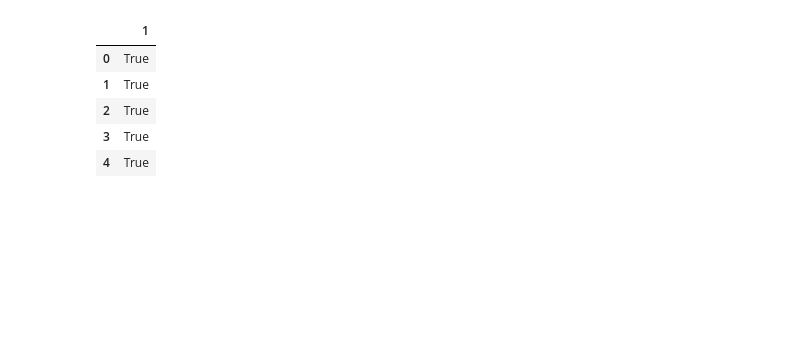
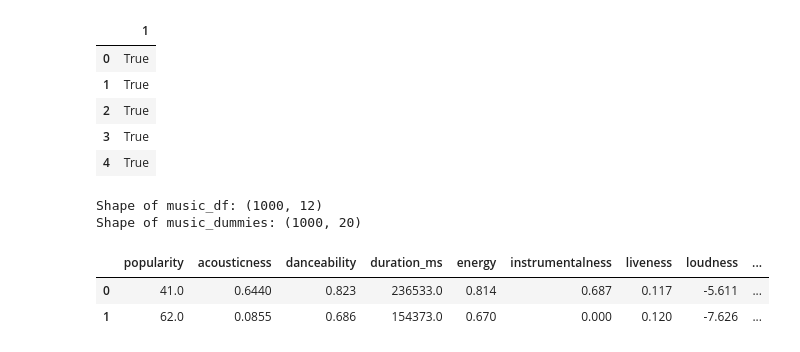
Before and after one commit to AnshuBantra/Python, a Jupyter notebook: Associate Data Scientist in Python/031 Supervised Learning with scikit-learn/supervised_learning.ipynb, the cells around one changed output. Saved outputs shown, nothing was run; the diff lists cells and outputs as text; code cells hidden in the pictures; blank space fills up the shorter version.

```diff
--- a/Associate Data Scientist in Python/031 Supervised Learning with scikit-learn/supervised_learning.ipynb
+++ b/Associate Data Scientist in Python/031 Supervised Learning with scikit-learn/supervised_learning.ipynb
@@ -489,3 +491,23 @@ music_dummies.head()
 | 2 | True |
 | 3 | True |
 | 4 | True |
+# %%
+import pandas as pd
+from urllib.request import urlretrieve
+link = "https://assets.datacamp.com/production/repositories/5981/datasets/fea5cd4c72c2346dafffb0a5ae425006968f4e00/music_ch4_l1.csv"
+music_df = pd.read_csv(urlretrieve(link, 'music_ch4_l1.csv')[0])
+print("Shape of music_df: {}".format(music_df.shape))
+# Create music_dummies
+music_dummies = pd.get_dummies(music_df, drop_first=True)
+
+# Print the new DataFrame's shape
+print("Shape of music_dummies: {}".format(music_dummies.shape))
+# %% [output]
+Shape of music_df: (1000, 12)
+Shape of music_dummies: (1000, 20)
+# %%
+music_df.head(2)
+# %% [output]
+|  | popularity | acousticness | danceability | duration_ms | energy | instrumentalness | liveness | loudness | ... |
+| 0 | 41.0 | 0.6440 | 0.823 | 236533.0 | 0.814 | 0.687 | 0.117 | -5.611 | ... |
+| 1 | 62.0 | 0.0855 | 0.686 | 154373.0 | 0.670 | 0.000 | 0.120 | -7.626 | ... |
```
Also changed, not shown: parts of 18 cells of this notebook, 1 other file.
